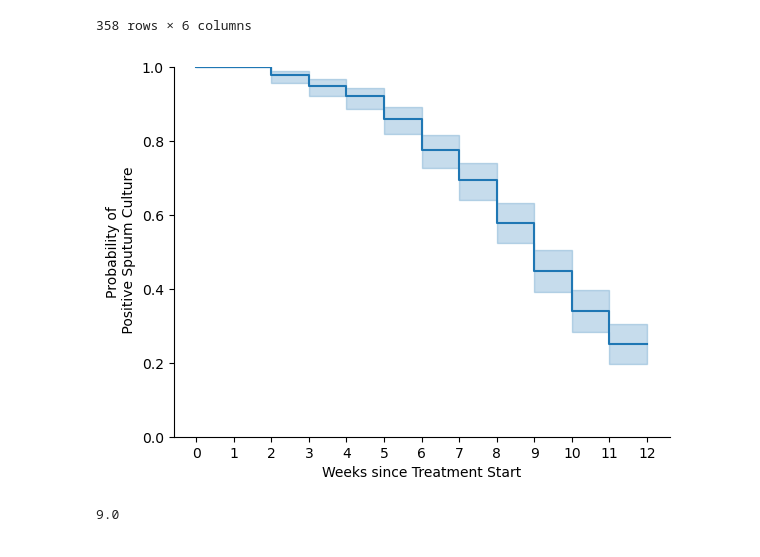
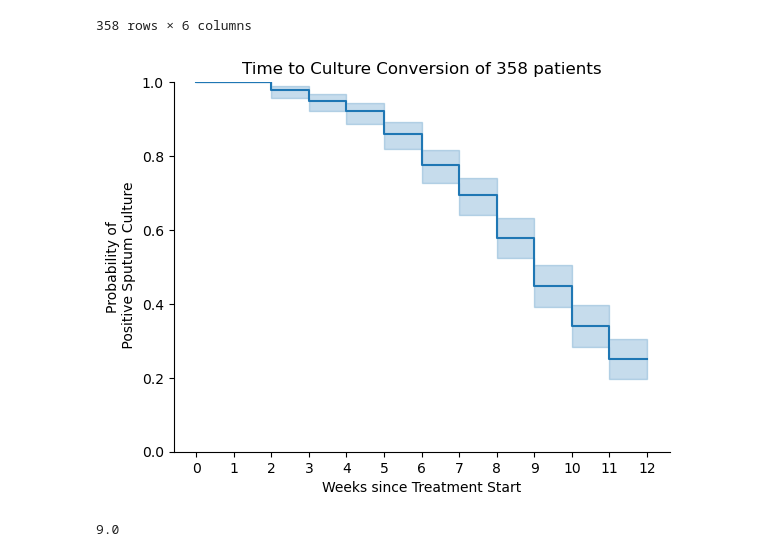
Before and after one commit to sanju99/MtbQuantCNN, a Jupyter notebook: analysis/TRUST/TCC.ipynb, the cells around one changed output. Drawn from its saved outputs; the diff is of its cells as text; code cells hidden in the pictures.

Commit message:
add titles to TRUST KM curves and SSM heatmaps

```diff
--- a/analysis/TRUST/TCC.ipynb
+++ b/analysis/TRUST/TCC.ipynb
@@ -785,35 +785,35 @@ df_TCC = df_TCC.query("pid in @df_TCC_imputed_all.pid")
 kmf_full_dataset = lifelines.KaplanMeierFitter()
 kmf_full_dataset.fit(df_TCC['TCC'], event_observed=df_TCC['culture_convert'])
 
 fig, ax = plt.subplots()
 
 kmf_full_dataset.plot_survival_function()#show_censors=True, censor_styles={"marker": "+", "ms": 8, "mew": 0.5})
 plt.ylim(0, 1)
 
 # Set x-axis ticks to show all integers
 ax.set_xticks(range(0, df_TCC.TCC.max() + 1))
 
 # # plot the mean survival probability at each week across the imputations
 # plt.plot(df_survival.index, mean_survival, color='darkred', label='KM Estimate of Imputed Datasets')
 
 # # Calculate and plot the confidence interval using 1.96 * std for ~95% CI
 # ci_upper = mean_survival + 1.96 * sd_survival
 # ci_lower = mean_survival - 1.96 * sd_survival
 
 # 'tab:blue'
 # plt.fill_between(df_survival.index, ci_lower, ci_upper, color='darkred', alpha=0.3)#, label='95% CI')
 
-# plt.title(f"Time to Culture Conversion of {df_TCC.index.nunique()} patients")
+plt.title(f"Time to Culture Conversion of {df_TCC.index.nunique()} patients")
 plt.ylabel("Probability of\n Positive Sputum Culture") #
 plt.xlabel("Weeks since Treatment Start")
 
 plt.gca().get_legend().remove()
 # plt.legend()
 
 sns.despine()
 plt.savefig("figures/KM_estimate_TCC.svg", bbox_inches='tight')
 # %% [output]
-[figure, old version]
+[figure, new version]
 # %%
 kmf_full_dataset.median_survival_time_
 # %% [output]
```
Also changed, not shown: 13 other files.
